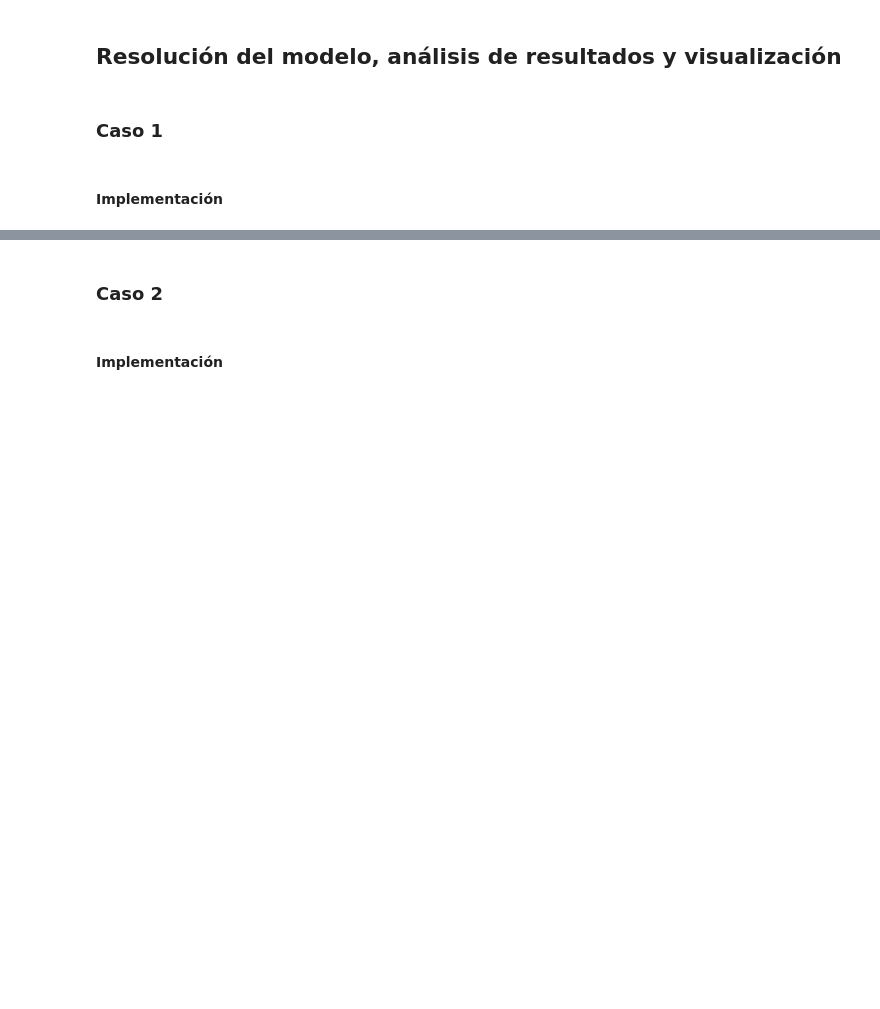
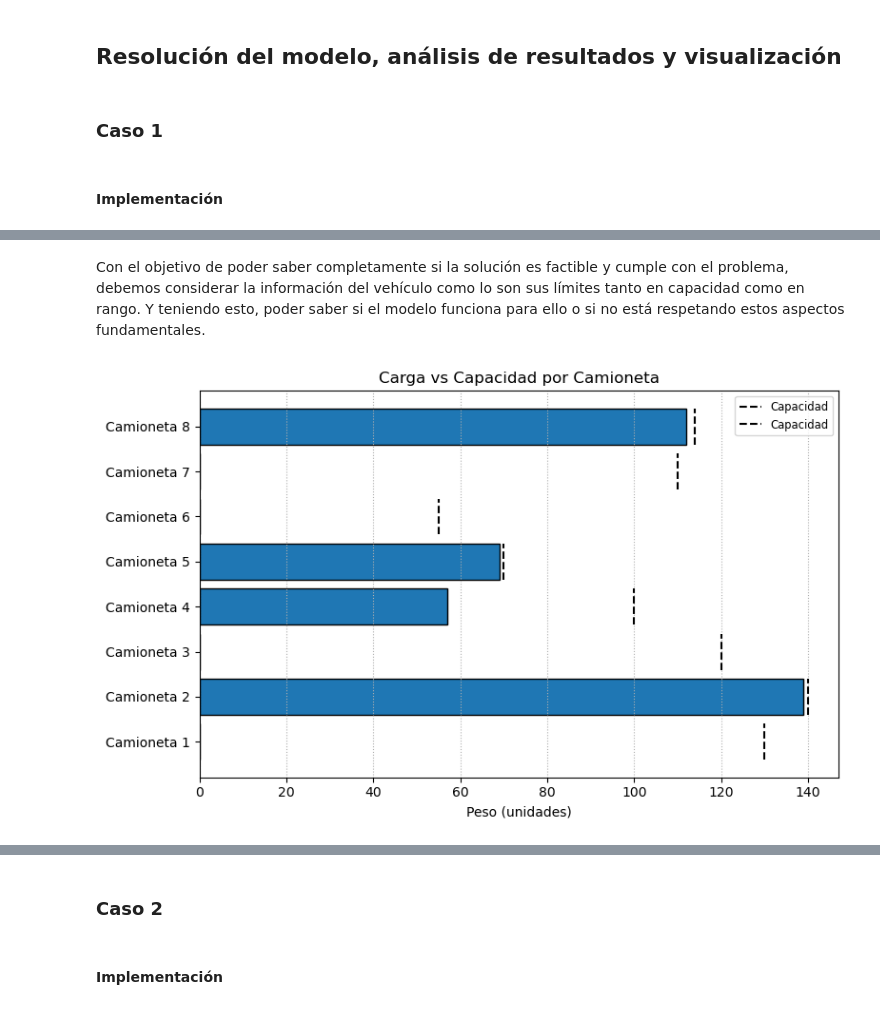
Before and after one commit to Proyectos-MOS/Proyecto-Etapa-3, a Jupyter notebook: notebook.ipynb, the cells around one changed output, grey strips where cells are left out. Drawn from its saved outputs; the diff is of its cells as text; code cells hidden in the pictures; blank space fills up the shorter version.

```diff
--- a/notebook.ipynb
+++ b/notebook.ipynb
@@ -463,0 +629,47 @@ Writing problem data to 'C:\Users\57314\AppData\Local\Temp\tmpzbudnfzu.glpk.glp'
+# %% [markdown]
+Con el objetivo de poder saber completamente si la solución es factible y cumple con el problema, debemos considerar la información del vehículo como lo son sus límites tanto en capacidad como en rango. Y teniendo esto, poder saber si el modelo funciona para ello o si no está respetando estos aspectos fundamentales.
+# %%
+import matplotlib.pyplot as plt
+
+weights = {}
+capacities = {}
+for v in model.V:
+    # clientes atendidos por vehículo v
+    visited = [
+        j for j in model.C
+        if any(model.x[i, j, v].value > 0.5 for i in model.N if i != j)
+    ]
+    weights[v]    = sum(model.d[j] for j in visited)
+    capacities[v] = model.q[v]
+
+vehicles = list(model.V)
+loaded   = [weights[v]    for v in vehicles]
+caps     = [capacities[v] for v in vehicles]
+
+
+y_pos = list(range(len(vehicles)))
+
+# Grafica
+fig, ax = plt.subplots(figsize=(8, 5))
+
+ax.barh(y_pos, loaded, edgecolor='black')
+
+# cacapacidad máxima
+for idx, cap in enumerate(caps):
+    ax.vlines(cap, idx-0.4, idx+0.4,
+              linestyles='--', color='black',
+              label='_nolegend_' if idx>0 else 'Capacidad')
+
+# Etiquetas y leyenda
+ax.set_yticks(y_pos)
+ax.set_yticklabels([f'Camioneta {v}' for v in vehicles])
+ax.set_xlabel('Peso (unidades)')
+ax.set_title('Carga vs Capacidad por Camioneta')
+ax.plot([], [], linestyle='--', color='black', label='Capacidad')
+ax.legend(loc='best', fontsize='small')
+ax.grid(axis='x', linestyle=':')
+
+plt.tight_layout()
+plt.show()
+# %% [output]
+[figure, added]
```
Also changed, not shown: parts of 24 cells of this notebook, 2 other files.
